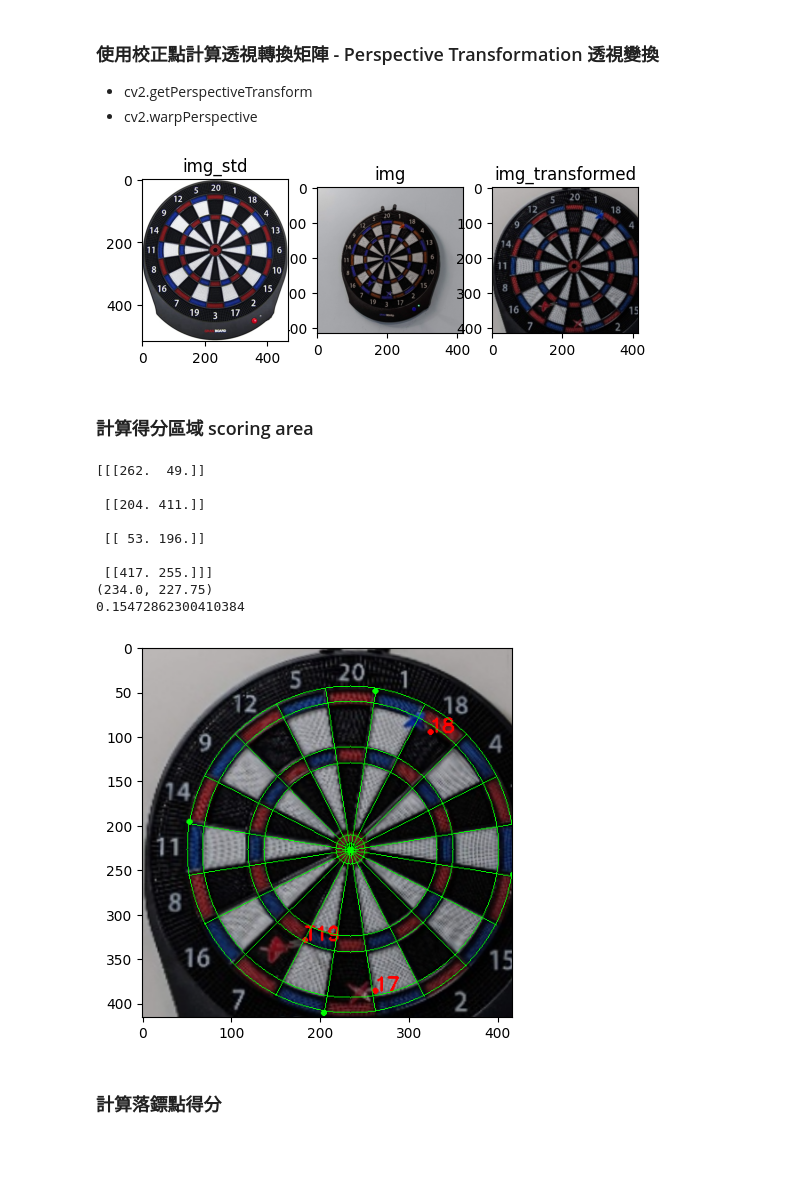
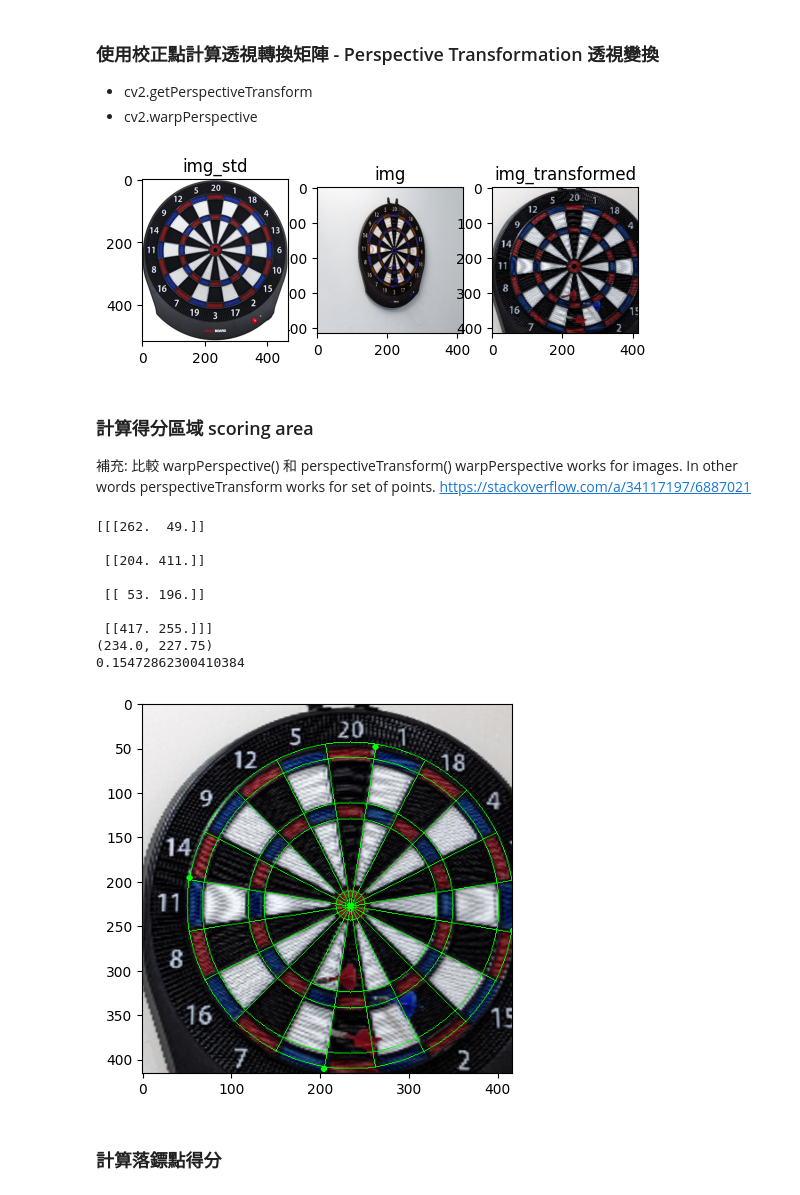
Before and after one commit to RRRChangeche/CV_CVMarathon, a Jupyter notebook: project/Dart_detection/test_tranformation.ipynb, the cells around one changed output. Saved outputs shown, nothing was run; the diff lists cells and outputs as text; code cells hidden in the pictures; blank space fills up the shorter version.

Commit message:
show more info on image, add skipping cropped images feature

```diff
--- a/project/Dart_detection/test_tranformation.ipynb
+++ b/project/Dart_detection/test_tranformation.ipynb
@@ -37,7 +31,9 @@ name 'DARKNET_FORCE_CPU' is not defined
 # image_path = r"..\\images\cropped\crop_PXL_20220224_134807891.jpg"    # #18, #17
 # image_path = r"..\\images\cropped\crop_PXL_20220302_134930321.jpg"    # #T20, #20, #19
 # image_path = r"..\\images\cropped\crop_PXL_20220302_134155426.jpg"    # #9, #5, #5
-image_path = r"..\\images\cropped\crop_PXL_20220217_132746735.jpg"    # close to Double/Triple area #18,#T19,#3
+# image_path = r"..\\images\cropped\crop_PXL_20220217_132746735.jpg"    # close to Double/Triple area #18,#T19,#3
+# image_path = r"..\\images\test.jpg"
+image_path = r"..\\images\test2.jpg"
 
 image_std_path = r"..\\dartboard.jpg"
 
@@ -162,9 +158,13 @@ plt.subplot(131),plt.imshow(img_std),plt.title('img_std')
 plt.subplot(133),plt.imshow(img),plt.title('img_transformed')
 plt.show()
 # %% [output]
-[figure, old version]
+[figure, new version]
-# %% [markdown]
-###  計算得分區域 scoring area
+# %% [markdown]
+###  計算得分區域 scoring area
+補充: 比較 warpPerspective() 和 perspectiveTransform()  </br>
+warpPerspective works for images. In other words </br>
+perspectiveTransform works for set of points. </br>
+https://stackoverflow.com/a/34117197/6887021 </br>
 # %%
 # draw scoring area lines
 # find calibrated points from pts to dst
@@ -205,35 +205,36 @@ cv2.circle(img, (round(center[0]), round(center[1])), 2, (0,255,0), 2)
 # find radius R by averaging 4 distances from center point to calibrate points
 # find initial starting angle
 # iangle = ((getDegreeFrom2Vector((0,1), np.multiply(np.subtract(tp, center), [1,-1]))+180)%360-9+
 #         (getDegreeFrom2Vector((0,1), np.multiply(np.subtract(rp, center), [1,-1]))+180)%360-99+
 #         (getDegreeFrom2Vector((0,1), np.multiply(np.subtract(bp, center), [1,-1]))+180)%360-189+
 #         (getDegreeFrom2Vector((0,1), np.multiply(np.subtract(lp, center), [1,-1]))+180)%360-279)/4
-iangle = ((getDegreeFrom2Vector((0,1), (tp - center)*[1,-1])+180)%360-9+
+iangle = (
+        (getDegreeFrom2Vector((0,1), (tp - center)*[1,-1])+180)%360-9+
         (getDegreeFrom2Vector((0,1), (rp - center)*[1,-1])+180)%360-99+
         (getDegreeFrom2Vector((0,1), (bp - center)*[1,-1])+180)%360-189+
         (getDegreeFrom2Vector((0,1), (lp - center)*[1,-1])+180)%360-279)/4
 print(iangle)
 
 R = (dist(center, tp)+dist(center, bp)+dist(center, lp)+dist(center, rp))/4
 Rscale = [i/340 for i in [12.7, 32, 182, 214, 308,  340]]
 for ratio in Rscale:
     cv2.circle(img, (int(center[0]), int(center[1])), round(R*ratio), (0,255,0), 1)
 for d in np.arange(9+iangle, 360+iangle, 18):
     cv2.line(img, (round(center[0]), round(center[1])), tuple(polar2xy(center, R, d)), (0,255,0), 1)
 
 plt.imshow(img)
 plt.show()
 # %% [output]
 [[[262.  49.]]
 
  [[204. 411.]]
 
  [[ 53. 196.]]
 
  [[417. 255.]]]
 (234.0, 227.75)
 0.15472862300410384
-[figure, old version]
+[figure, new version]
 # %% [markdown]
 ### 計算落鏢點得分
 # %%
```
Also changed, not shown: parts of 3 cells of this notebook, 1 other file.
